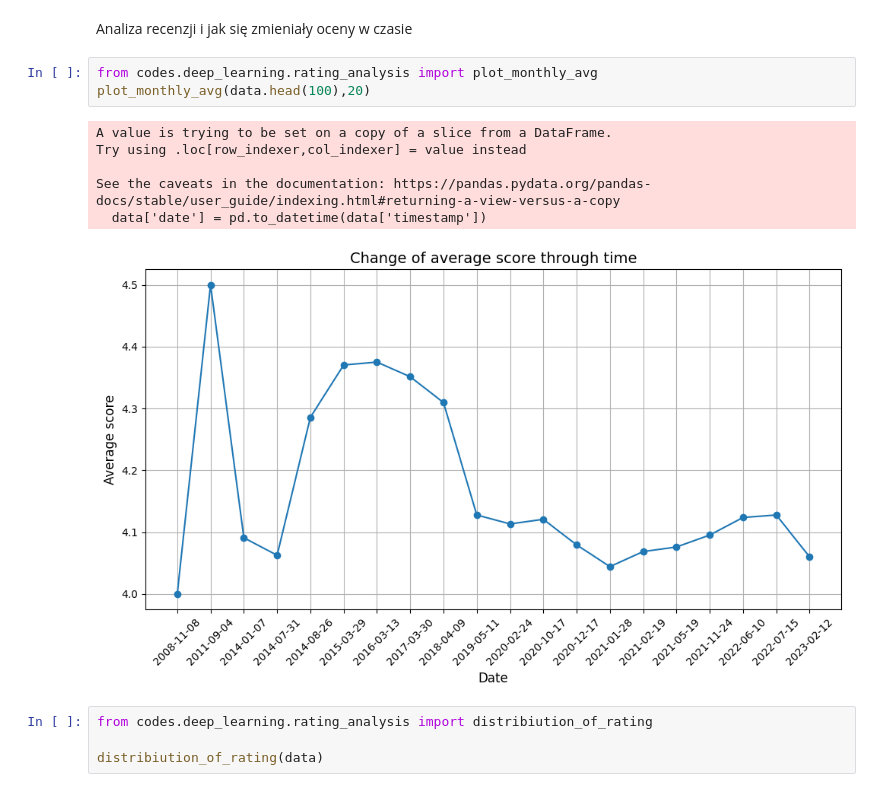
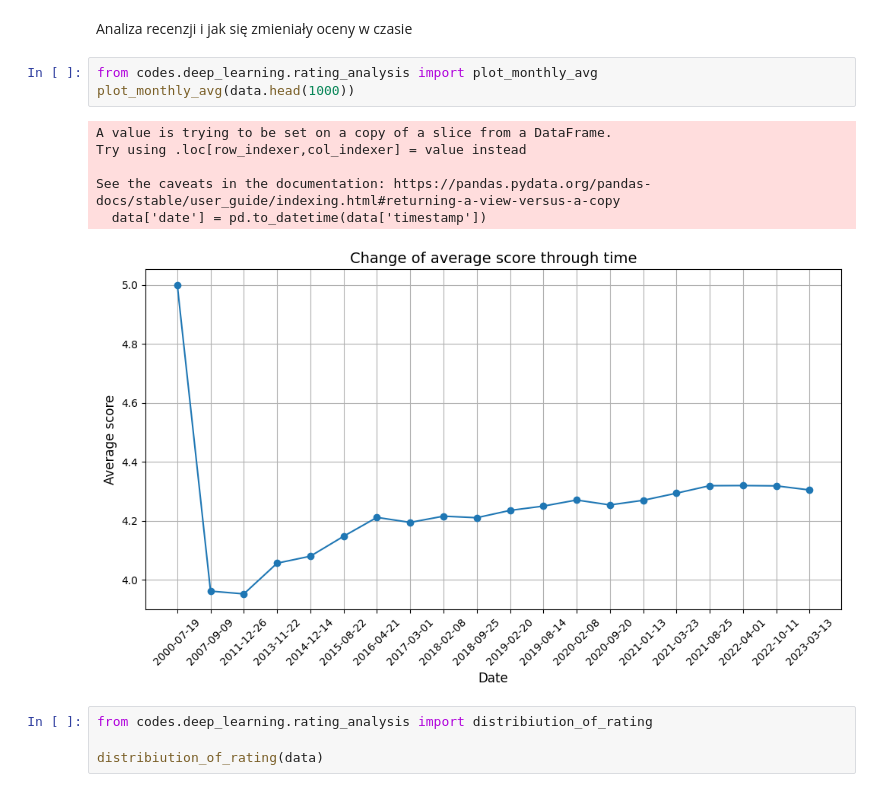
Before and after one commit to m24jeczen/Diploma-Project-Sentiment-analysis-based-on-products-reviews, a Jupyter notebook: Demo.ipynb, the cells around one changed output. Cells and saved outputs as stored; diff of their text form.

Commit message:
Fix in prediction and plots

```diff
--- a/Demo.ipynb
+++ b/Demo.ipynb
@@ -39,14 +38,14 @@ plot_number_of_words_percentages(word_counts , 500)
 Analiza recenzji i jak się zmieniały oceny w czasie
 # %%
 from codes.deep_learning.rating_analysis import plot_monthly_avg
-plot_monthly_avg(data.head(100),20)
+plot_monthly_avg(data.head(1000))
 # %% [output]
 A value is trying to be set on a copy of a slice from a DataFrame.
 Try using .loc[row_indexer,col_indexer] = value instead
 
 See the caveats in the documentation: https://pandas.pydata.org/pandas-docs/stable/user_guide/indexing.html#returning-a-view-versus-a-copy
   data['date'] = pd.to_datetime(data['timestamp'])
-[figure, old version]
+[figure, new version]
 # %%
 from codes.deep_learning.rating_analysis import distribiution_of_rating
 
```
Also changed, not shown: parts of 6 cells of this notebook, 3 other files.
